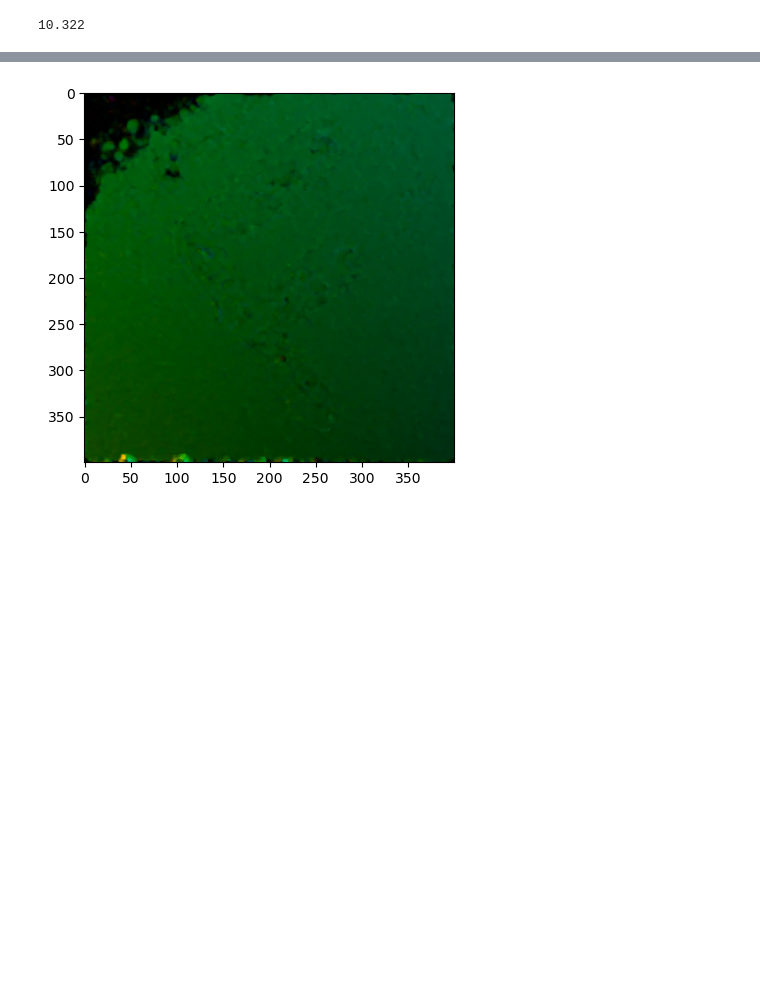
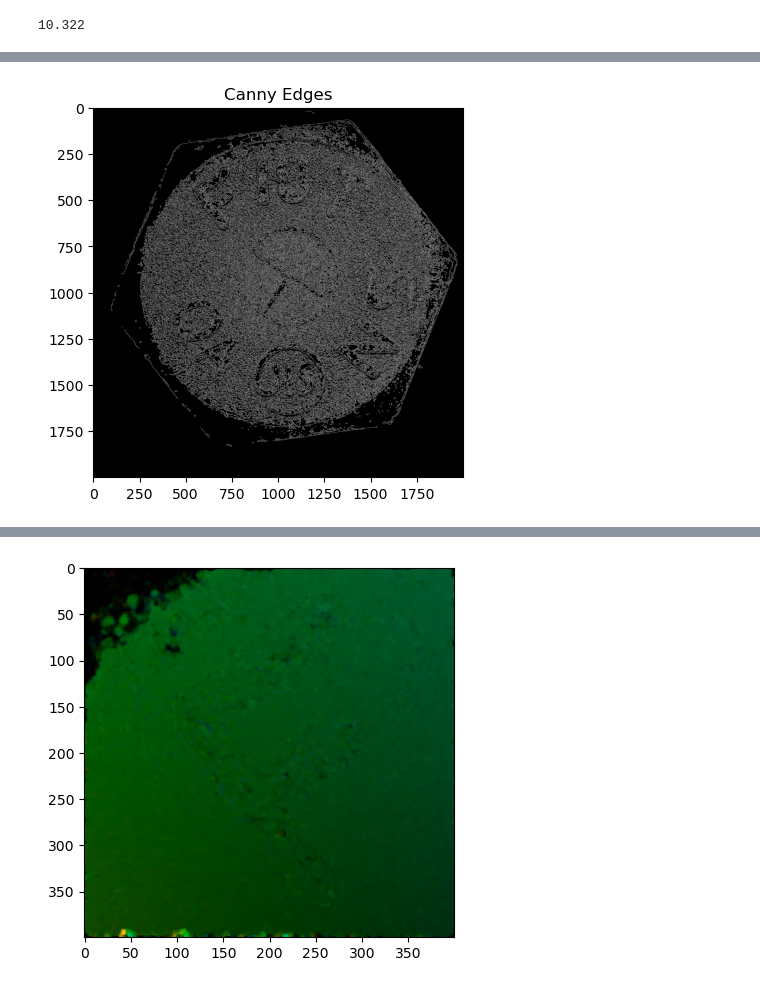
Before and after one commit to ChenYu-K/boltpd, a Jupyter notebook: test.ipynb, the cells around one changed output, grey strips where cells are left out. Saved outputs shown, nothing was run; the diff lists cells and outputs as text; code cells hidden in the pictures; blank space fills up the shorter version.

```diff
--- a/test.ipynb
+++ b/test.ipynb
@@ -137,0 +146,10 @@ print(opticalflowimg)
+# %%
+# Use Canny edge detection
+edges = cv2.Canny(blurred_image, 10, 50)
+
+# Display the edges
+plt.imshow(edges, cmap='gray')
+plt.title('Canny Edges')
+plt.show()
+# %% [output]
+[figure, added]
```
Also changed, not shown: parts of 3 cells of this notebook, 9 other files.
